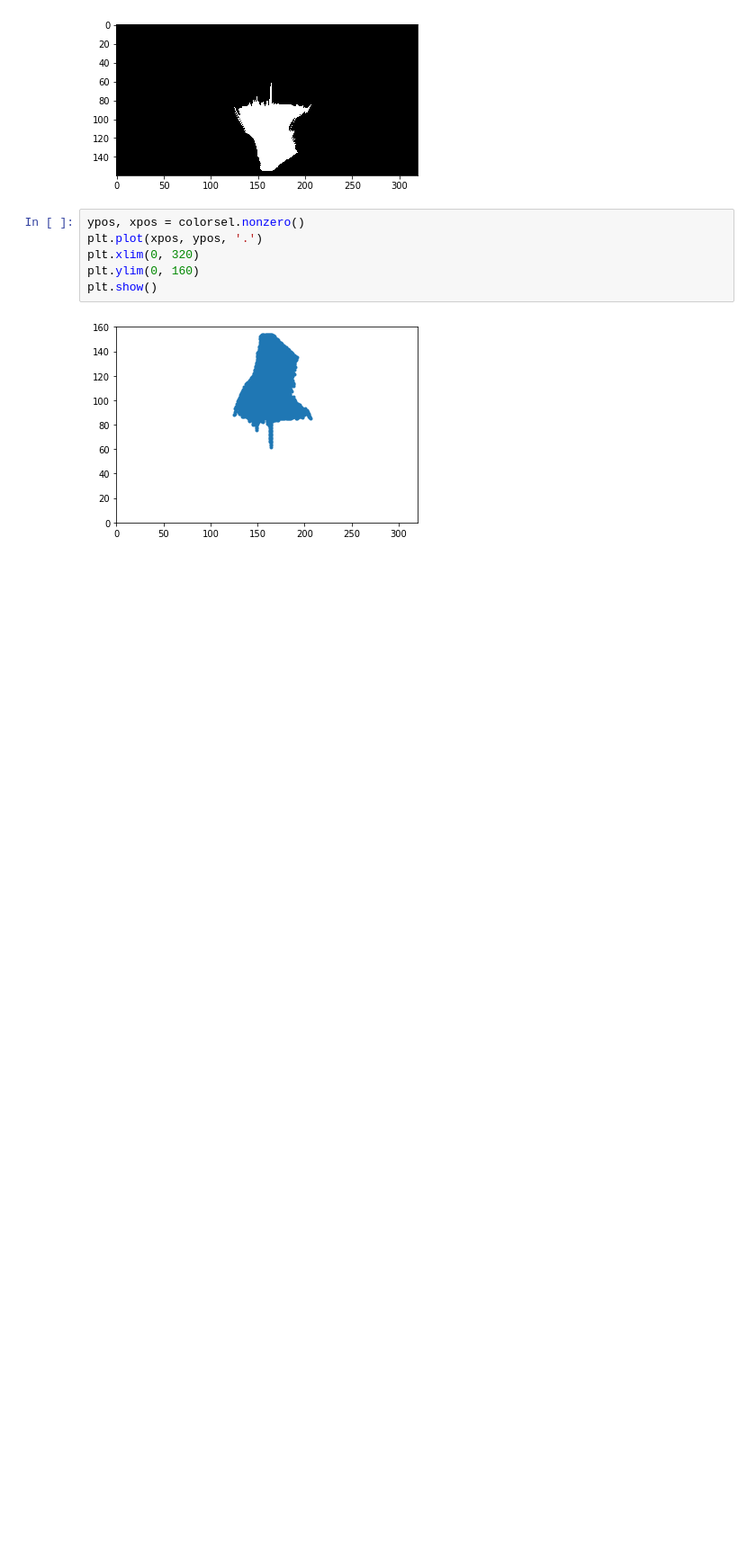
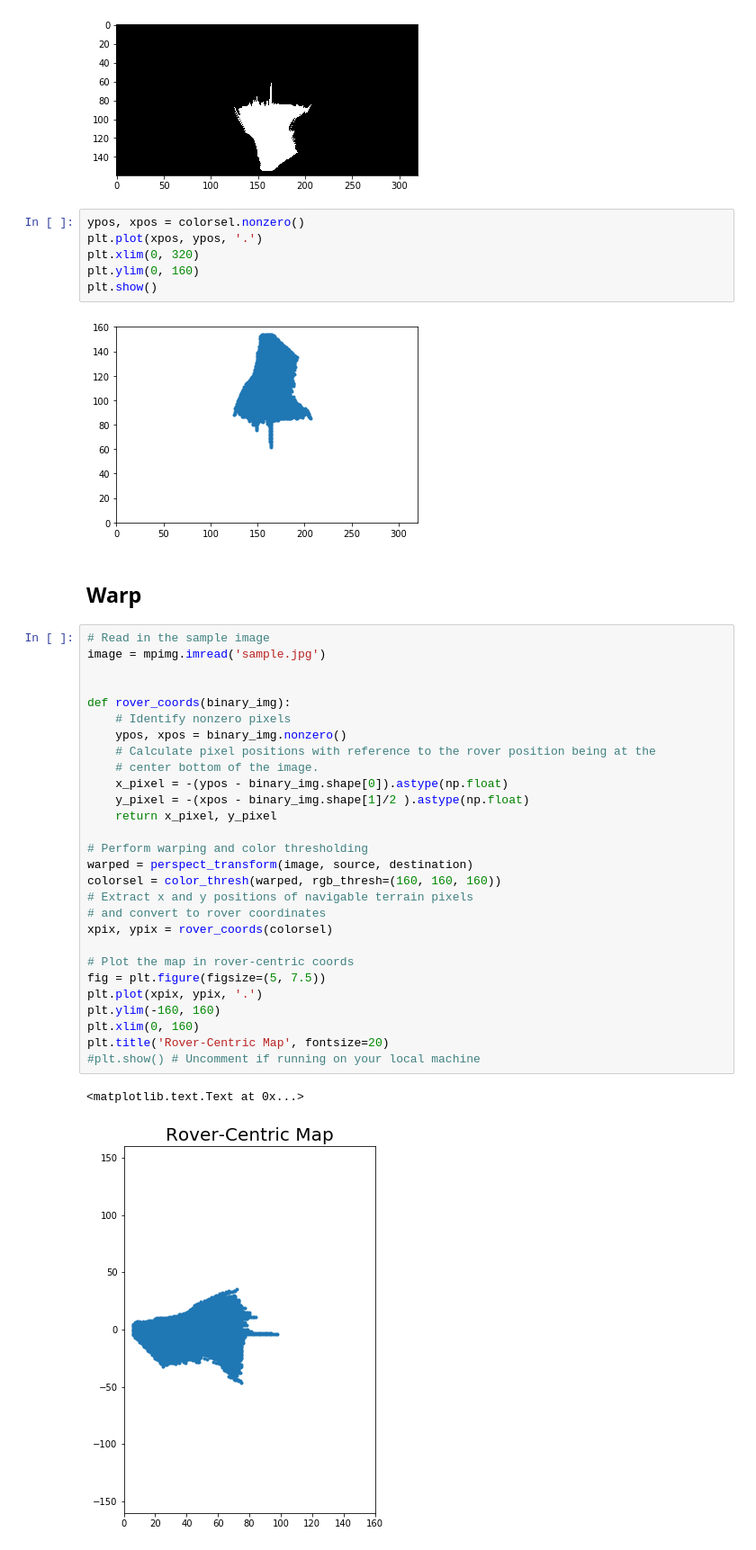
Before and after one commit to abarekatain/RoboND_Coursework, a Jupyter notebook: RoboND-Rover-Project/my_playground/Rover_Project_Playground.ipynb, the cells around one changed output. Shown: that part at 90% size. Saved outputs shown, nothing was run; the diff lists cells and outputs as text; blank space fills up the shorter version.

Commit message:
practice: Warp and Map

```diff
--- a/RoboND-Rover-Project/my_playground/Rover_Project_Playground.ipynb
+++ b/RoboND-Rover-Project/my_playground/Rover_Project_Playground.ipynb
@@ -157,3 +157,36 @@ plt.ylim(0, 160)
 plt.show()
 # %% [output]
 [figure]
+# %% [markdown]
+## Warp
+# %%
+# Read in the sample image
+image = mpimg.imread('sample.jpg')
+
+
+def rover_coords(binary_img):
+    # Identify nonzero pixels
+    ypos, xpos = binary_img.nonzero()
+    # Calculate pixel positions with reference to the rover position being at the
+    # center bottom of the image.
+    x_pixel = -(ypos - binary_img.shape[0]).astype(np.float)
+    y_pixel = -(xpos - binary_img.shape[1]/2 ).astype(np.float)
+    return x_pixel, y_pixel
+
+# Perform warping and color thresholding
+warped = perspect_transform(image, source, destination)
+colorsel = color_thresh(warped, rgb_thresh=(160, 160, 160))
+# Extract x and y positions of navigable terrain pixels
+# and convert to rover coordinates
+xpix, ypix = rover_coords(colorsel)
+
+# Plot the map in rover-centric coords
+fig = plt.figure(figsize=(5, 7.5))
+plt.plot(xpix, ypix, '.')
+plt.ylim(-160, 160)
+plt.xlim(0, 160)
+plt.title('Rover-Centric Map', fontsize=20)
+#plt.show() # Uncomment if running on your local machine
+# %% [output]
+<matplotlib.text.Text at 0x...>
+[figure, added]
```
Also changed, not shown: parts of 2 cells of this notebook.
